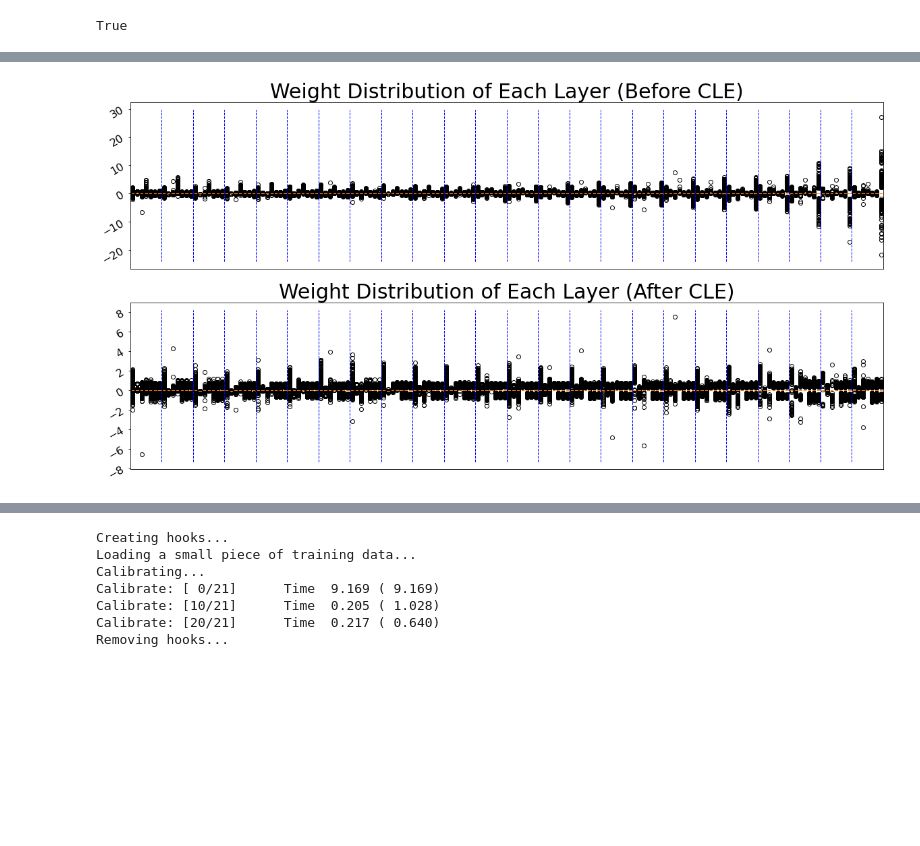
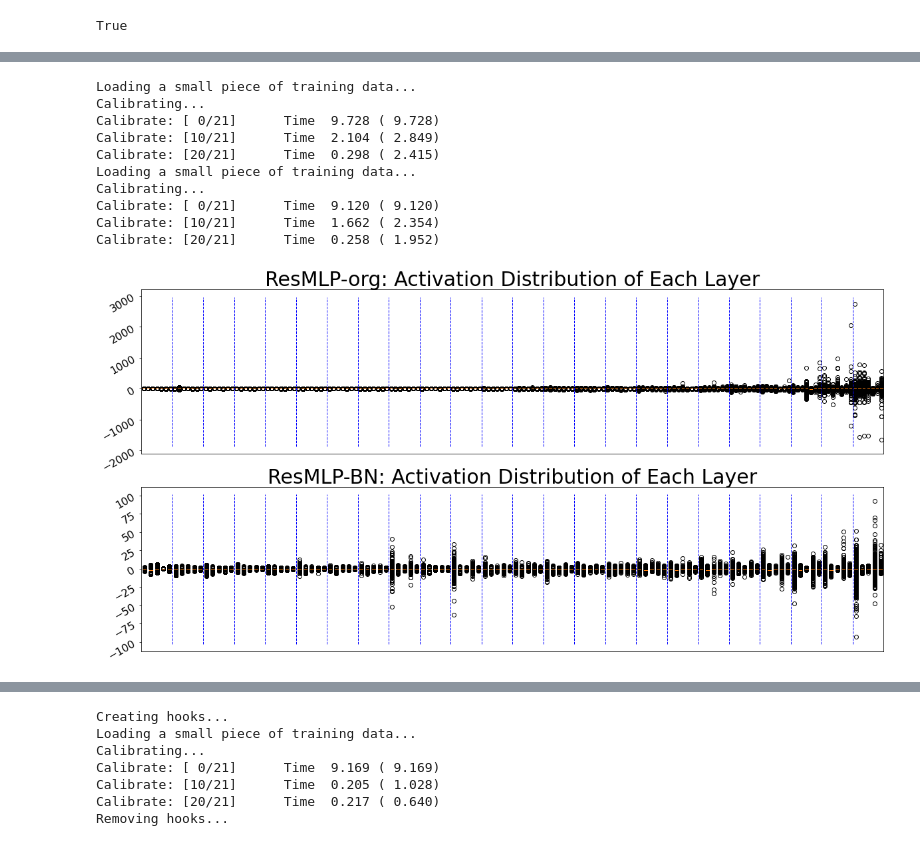
Before and after one commit to scott306lr/ResMLP_QAT, a Jupyter notebook: model_analyze.ipynb, the cells around one changed output, grey strips where cells are left out. Saved outputs shown, nothing was run; the diff lists cells and outputs as text; code cells hidden in the pictures; blank space fills up the shorter version.

```diff
--- a/model_analyze.ipynb
+++ b/model_analyze.ipynb
@@ -18,0 +50,21 @@ True
+# %%
+model = resmlp_24(pretrained=True).cuda().eval()
+model_norm = resmlp_24_norm(pretrained=True).cuda().eval()
+fig, ax = plt.subplots(2,1, figsize=(20, 10))
+ax[0].get_xaxis().set_visible(False)
+ax[1].get_xaxis().set_visible(False)
+
+act_dist(model, 0, 23, name='ResMLP-org: Activation Distribution of Each Layer', ax=ax[0], real_sim=True)
+act_dist(model_norm, 0, 23, name='ResMLP-BN: Activation Distribution of Each Layer', ax=ax[1], real_sim=True)
+# %% [output]
+Loading a small piece of training data...
+Calibrating...
+Calibrate: [ 0/21]      Time  9.728 ( 9.728)
+Calibrate: [10/21]      Time  2.104 ( 2.849)
+Calibrate: [20/21]      Time  0.298 ( 2.415)
+Loading a small piece of training data...
+Calibrating...
+Calibrate: [ 0/21]      Time  9.120 ( 9.120)
+Calibrate: [10/21]      Time  1.662 ( 2.354)
+Calibrate: [20/21]      Time  0.258 ( 1.952)
+[figure, added]
@@ -22,10 +83,6 @@ fig, ax = plt.subplots(2,1, figsize=(20, 10))
 ax[0].get_xaxis().set_visible(False)
 ax[1].get_xaxis().set_visible(False)
 
-layer_dist(model, 0, 23, name='Weight Distribution of Each Layer (Before CLE)', ax=ax[0])
-cle_for_resmlp(model)
-# res_cle_for_resmlp(model)
-# cle_for_resmlp(model)
-layer_dist(model, 0, 23, name='Weight Distribution of Each Layer (After CLE)', ax=ax[1])
+act_dist(model, 0, 23, name='Activation Distribution of Each Layer', ax=ax[0])
+
+act_dist(model_norm, 0, 23, name='ResMLP-BN: Activation Distribution of Each Layer', ax=ax[1])
-# %% [output]
-[figure, removed]
```
Also changed, not shown: parts of 18 cells of this notebook, 4 other files.
